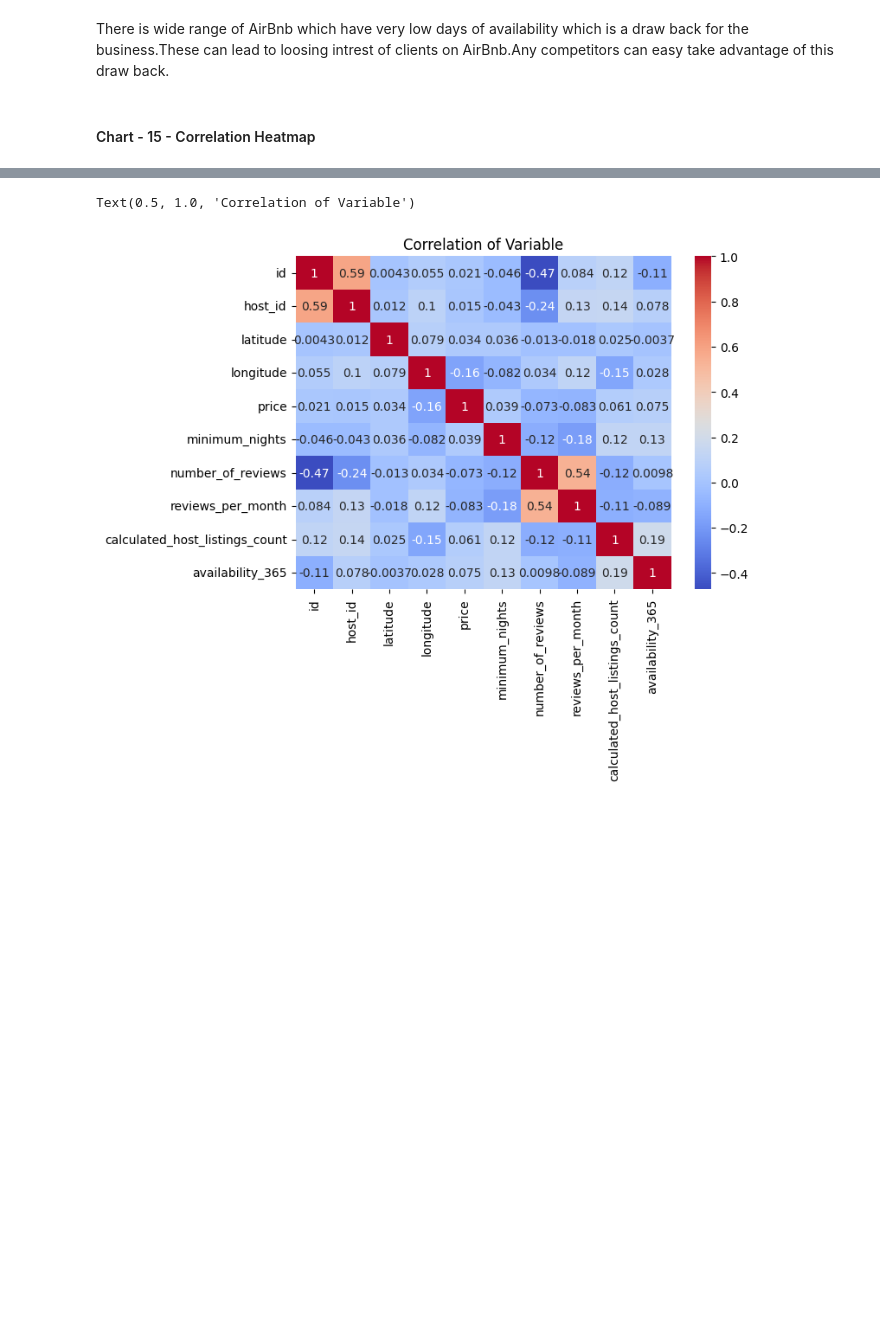
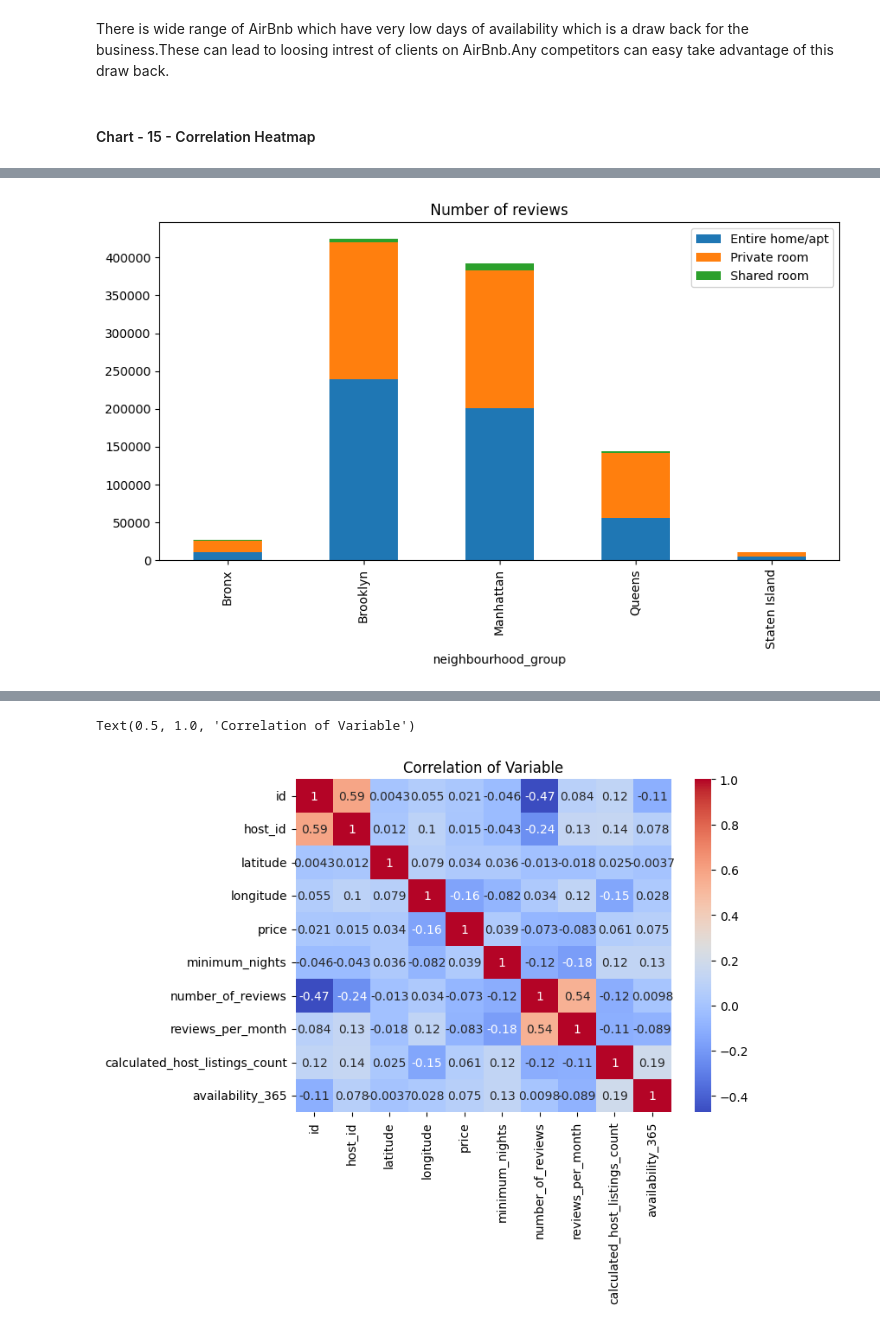
Before and after one commit to Dheerajraghava/Dheerajraghav_Airbnb_Bookings_Analysis_Capstone_Project, a Jupyter notebook: Copy_of_Sample_EDA_Submission_Template.ipynb, the cells around one changed output, grey strips where cells are left out. Saved outputs shown, nothing was run; the diff lists cells and outputs as text; code cells hidden in the pictures; blank space fills up the shorter version.

```diff
--- a/Copy_of_Sample_EDA_Submission_Template.ipynb
+++ b/Copy_of_Sample_EDA_Submission_Template.ipynb
@@ -1148,0 +1151,3 @@ There is wide range of AirBnb which have very low days of availability which is
+# %%
+review_data = data1.groupby(['neighbourhood_group','room_type'])['number_of_reviews'].sum().unstack()
+review_data
@@ -1148,0 +1162,7 @@ There is wide range of AirBnb which have very low days of availability which is
+# %%
+review_data.plot(kind='bar',stacked=True,figsize=(10,5))
+plt.title('Number of reviews')
+plt.legend()
+plt.show()
+# %% [output]
+[figure, added]
```
Also changed, not shown: parts of 17 cells of this notebook.
